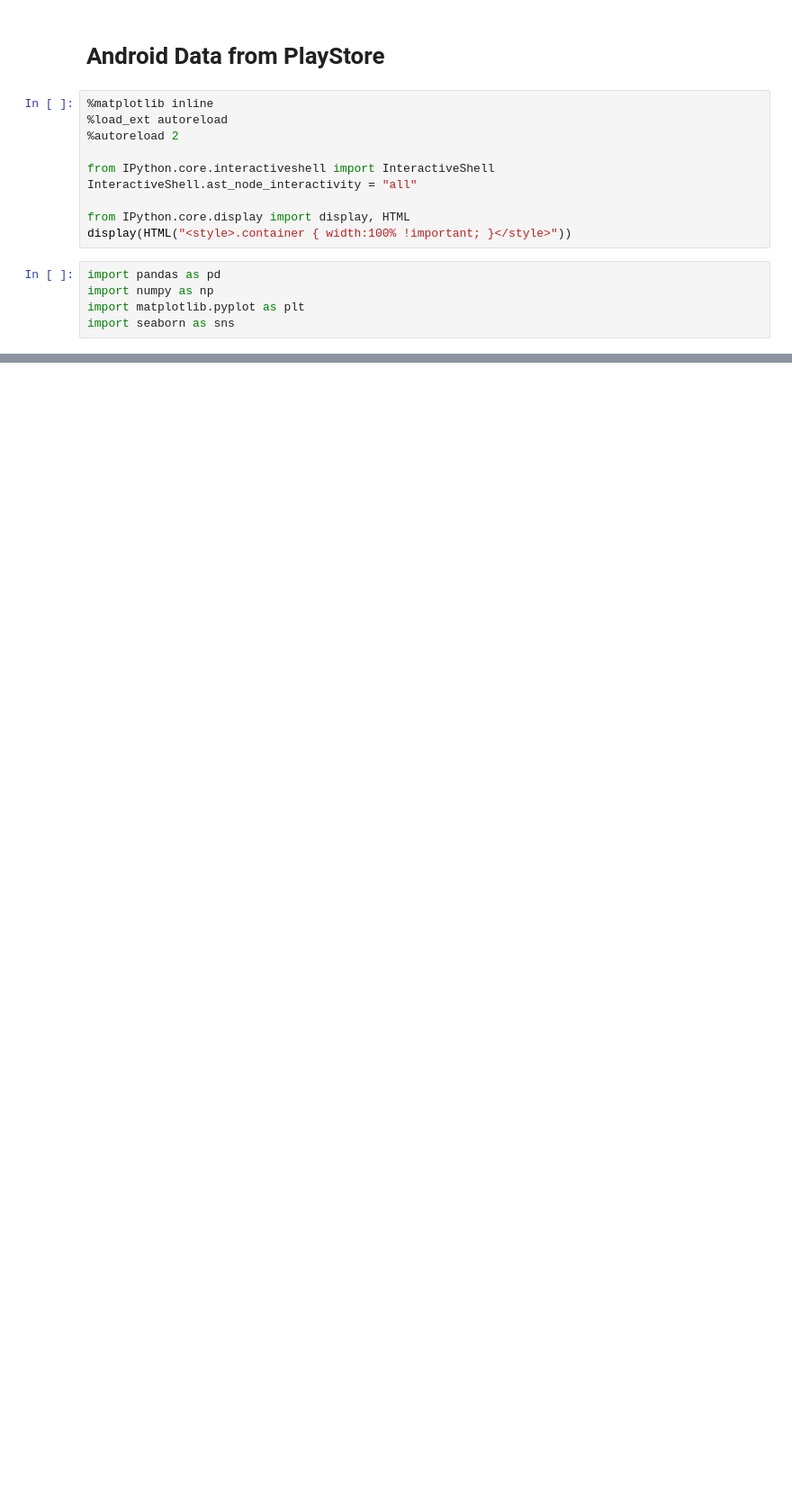
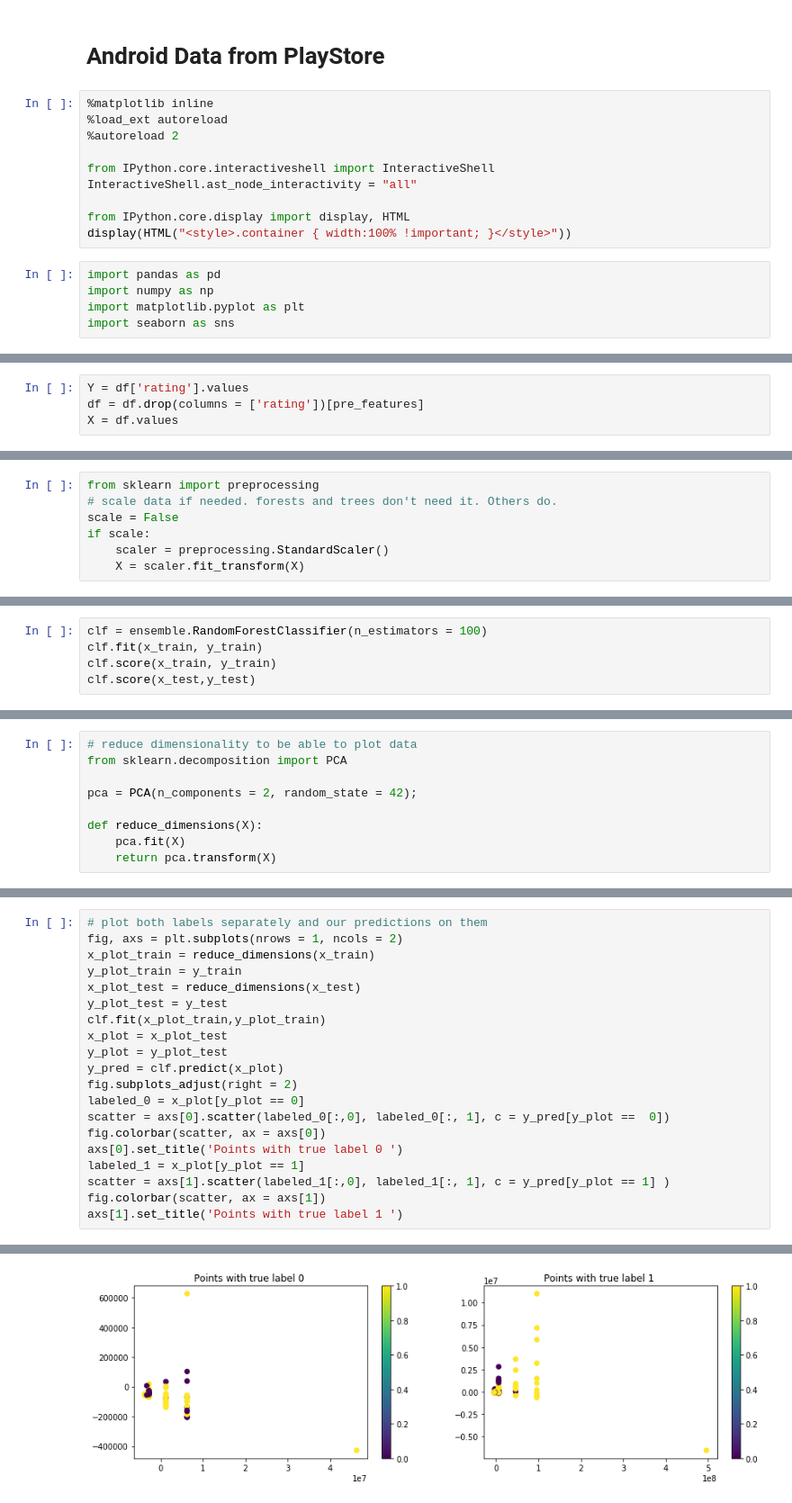
Before and after one commit to mihaighidoveanu/data-science-lab, a Jupyter notebook: AndroidScience.ipynb, the cells around one changed output, grey strips where cells are left out. Shown at 90% size. Drawn from its saved outputs; the diff is of its cells as text; blank space fills up the shorter version.

```diff
--- a/AndroidScience.ipynb
+++ b/AndroidScience.ipynb
@@ -685,0 +79,4 @@ graph
+# %%
+Y = df['rating'].values
+df = df.drop(columns = ['rating'])[pre_features]
+X = df.values
@@ -685,0 +110,7 @@ graph
+# %%
+from sklearn import preprocessing
+# scale data if needed. forests and trees don't need it. Others do.
+scale = False
+if scale:
+    scaler = preprocessing.StandardScaler()
+    X = scaler.fit_transform(X)
@@ -685,0 +200,5 @@ graph
+# %%
+clf = ensemble.RandomForestClassifier(n_estimators = 100)
+clf.fit(x_train, y_train)
+clf.score(x_train, y_train)
+clf.score(x_test,y_test)
@@ -685,0 +224,9 @@ graph
+# %%
+# reduce dimensionality to be able to plot data
+from sklearn.decomposition import PCA
+
+pca = PCA(n_components = 2, random_state = 42);
+
+def reduce_dimensions(X):
+    pca.fit(X)
+    return pca.transform(X)
@@ -685,0 +292,21 @@ graph
+# %%
+# plot both labels separately and our predictions on them
+fig, axs = plt.subplots(nrows = 1, ncols = 2)
+x_plot_train = reduce_dimensions(x_train)
+y_plot_train = y_train
+x_plot_test = reduce_dimensions(x_test)
+y_plot_test = y_test
+clf.fit(x_plot_train,y_plot_train)
+x_plot = x_plot_test
+y_plot = y_plot_test
+y_pred = clf.predict(x_plot)
+fig.subplots_adjust(right = 2)
+labeled_0 = x_plot[y_plot == 0]
+scatter = axs[0].scatter(labeled_0[:,0], labeled_0[:, 1], c = y_pred[y_plot ==  0])
+fig.colorbar(scatter, ax = axs[0])
+axs[0].set_title('Points with true label 0 ')
+labeled_1 = x_plot[y_plot == 1]
+scatter = axs[1].scatter(labeled_1[:,0], labeled_1[:, 1], c = y_pred[y_plot == 1] )
+fig.colorbar(scatter, ax = axs[1])
+axs[1].set_title('Points with true label 1 ')
+# %% [output]
@@ -685,0 +323 @@ graph
+[figure, added]
```
Also changed, not shown: parts of 78 cells of this notebook, 5 other files.
